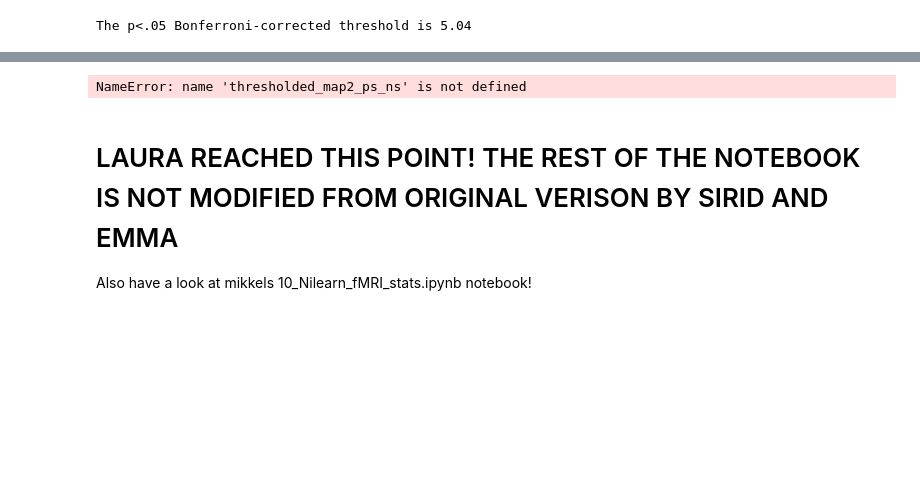
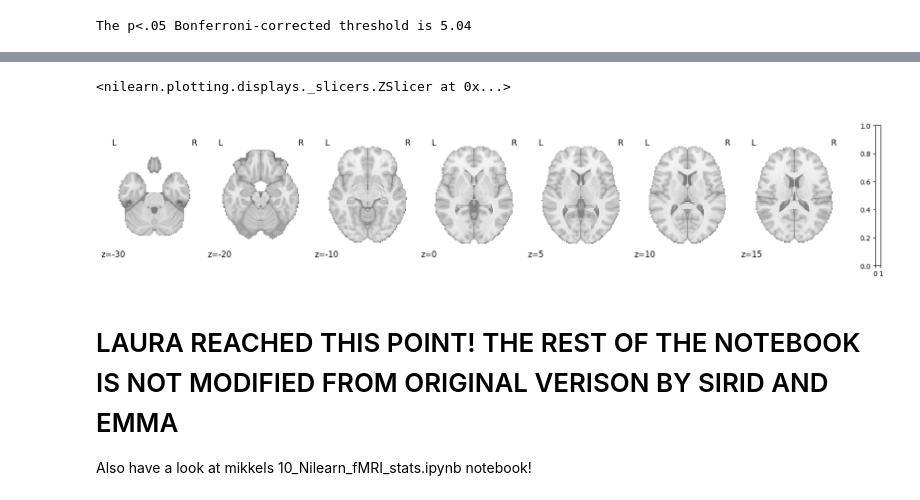
Before and after one commit to laurabpaulsen/fMRI_analysis, a Jupyter notebook: second_level.ipynb, the cells around one changed output, grey strips where cells are left out. Cells and saved outputs as stored; diff of their text form; code cells hidden in the pictures; blank space fills up the shorter version.

```diff
--- a/second_level.ipynb
+++ b/second_level.ipynb
@@ -98,13 +105,14 @@ plotting.show()
 # %%
 from nilearn.plotting import plot_stat_map
 
 # the auto parameter means that the function determines the threshold "magically by analysis of the img: https://nilearn.github.io/dev/modules/generated/nilearn.plotting.plot_stat_map.html"
 
-plot_stat_map(thresholded_map_pos_neg, cmap='PiYG_r',threshold='auto', cut_coords=[-30,-20,-10,0,5,10,15],
+plot_stat_map(thresholded_map_pos_neg, cmap='RdBu',threshold='auto', cut_coords=[-30,-20,-10,0,5,10,15],
               display_mode='z',  black_bg=False,
               title=None)
 # %% [output]
-NameError: name 'thresholded_map2_ps_ns' is not defined
+<nilearn.plotting.displays._slicers.ZSlicer at 0x...>
+[figure, added]
 # %% [markdown]
 # LAURA REACHED THIS POINT! THE REST OF THE NOTEBOOK IS NOT MODIFIED FROM ORIGINAL VERISON BY SIRID AND EMMA
 Also have a look at mikkels 10_Nilearn_fMRI_stats.ipynb notebook!
```
Also changed, not shown: parts of 6 cells of this notebook.
